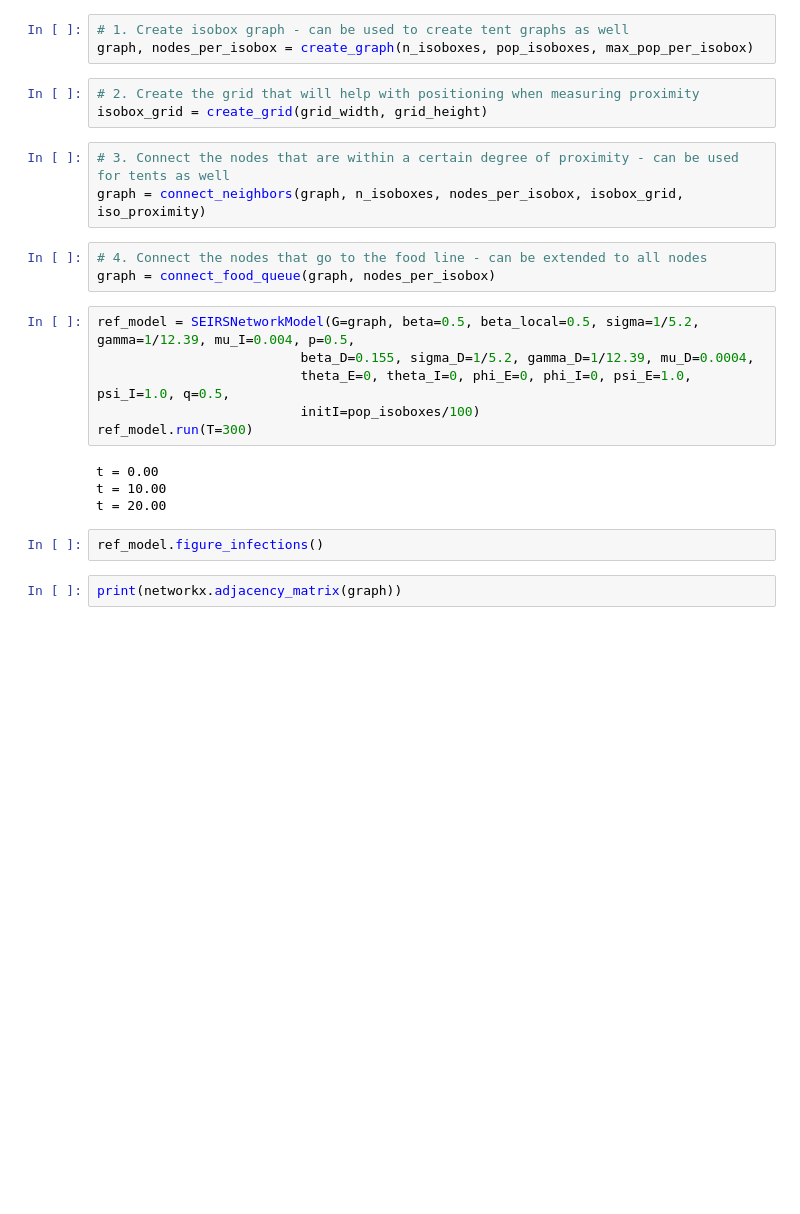
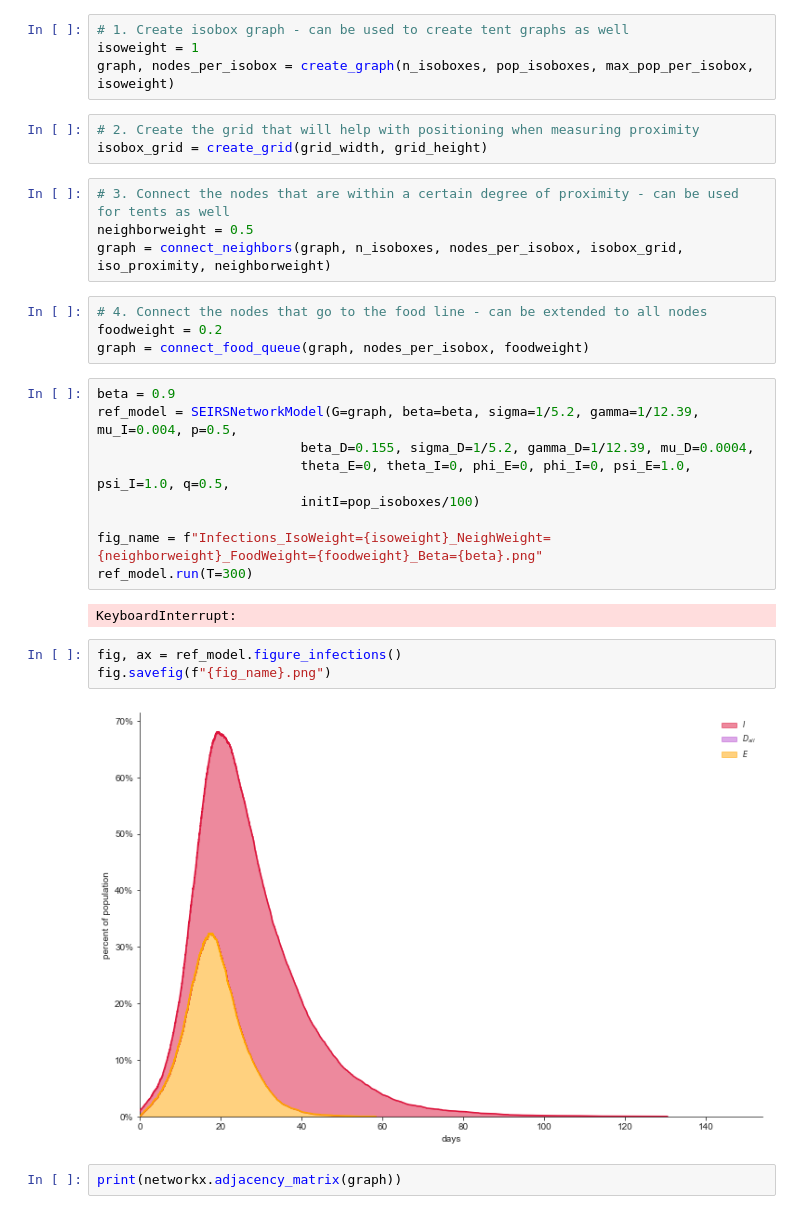
Before and after one commit to AIforGoodSimulator/network-model-python, a Jupyter notebook: NetworkDesign.ipynb, the cells around one changed output. Saved outputs shown, nothing was run; the diff lists cells and outputs as text; blank space fills up the shorter version.

Commit message:
experimented with adding weights and different betas

```diff
--- a/NetworkDesign.ipynb
+++ b/NetworkDesign.ipynb
@@ -324,27 +339,34 @@ grid_height = 28
 iso_proximity = 2
 # %%
 # 1. Create isobox graph - can be used to create tent graphs as well
-graph, nodes_per_isobox = create_graph(n_isoboxes, pop_isoboxes, max_pop_per_isobox)
+isoweight = 1
+graph, nodes_per_isobox = create_graph(n_isoboxes, pop_isoboxes, max_pop_per_isobox, isoweight)
 # %%
 # 2. Create the grid that will help with positioning when measuring proximity
 isobox_grid = create_grid(grid_width, grid_height)
 # %%
 # 3. Connect the nodes that are within a certain degree of proximity - can be used for tents as well
-graph = connect_neighbors(graph, n_isoboxes, nodes_per_isobox, isobox_grid, iso_proximity)
+neighborweight = 0.5
+graph = connect_neighbors(graph, n_isoboxes, nodes_per_isobox, isobox_grid, iso_proximity, neighborweight)
 # %%
 # 4. Connect the nodes that go to the food line - can be extended to all nodes
-graph = connect_food_queue(graph, nodes_per_isobox)
+foodweight = 0.2
+graph = connect_food_queue(graph, nodes_per_isobox, foodweight)
 # %%
-ref_model = SEIRSNetworkModel(G=graph, beta=0.5, beta_local=0.5, sigma=1/5.2, gamma=1/12.39, mu_I=0.004, p=0.5,
+beta = 0.9
+ref_model = SEIRSNetworkModel(G=graph, beta=beta, sigma=1/5.2, gamma=1/12.39, mu_I=0.004, p=0.5,
                           beta_D=0.155, sigma_D=1/5.2, gamma_D=1/12.39, mu_D=0.0004,
                           theta_E=0, theta_I=0, phi_E=0, phi_I=0, psi_E=1.0, psi_I=1.0, q=0.5,
                           initI=pop_isoboxes/100)
+
+fig_name = f"Infections_IsoWeight={isoweight}_NeighWeight={neighborweight}_FoodWeight={foodweight}_Beta={beta}.png"
 ref_model.run(T=300)
 # %% [output]
-t = 0.00
-t = 10.00
-t = 20.00
+KeyboardInterrupt:
-# %%
-ref_model.figure_infections()
+# %%
+fig, ax = ref_model.figure_infections()
+fig.savefig(f"{fig_name}.png")
+# %% [output]
+[figure, added]
 # %%
 print(networkx.adjacency_matrix(graph))
```
Also changed, not shown: parts of 5 cells of this notebook, 2 other files.
